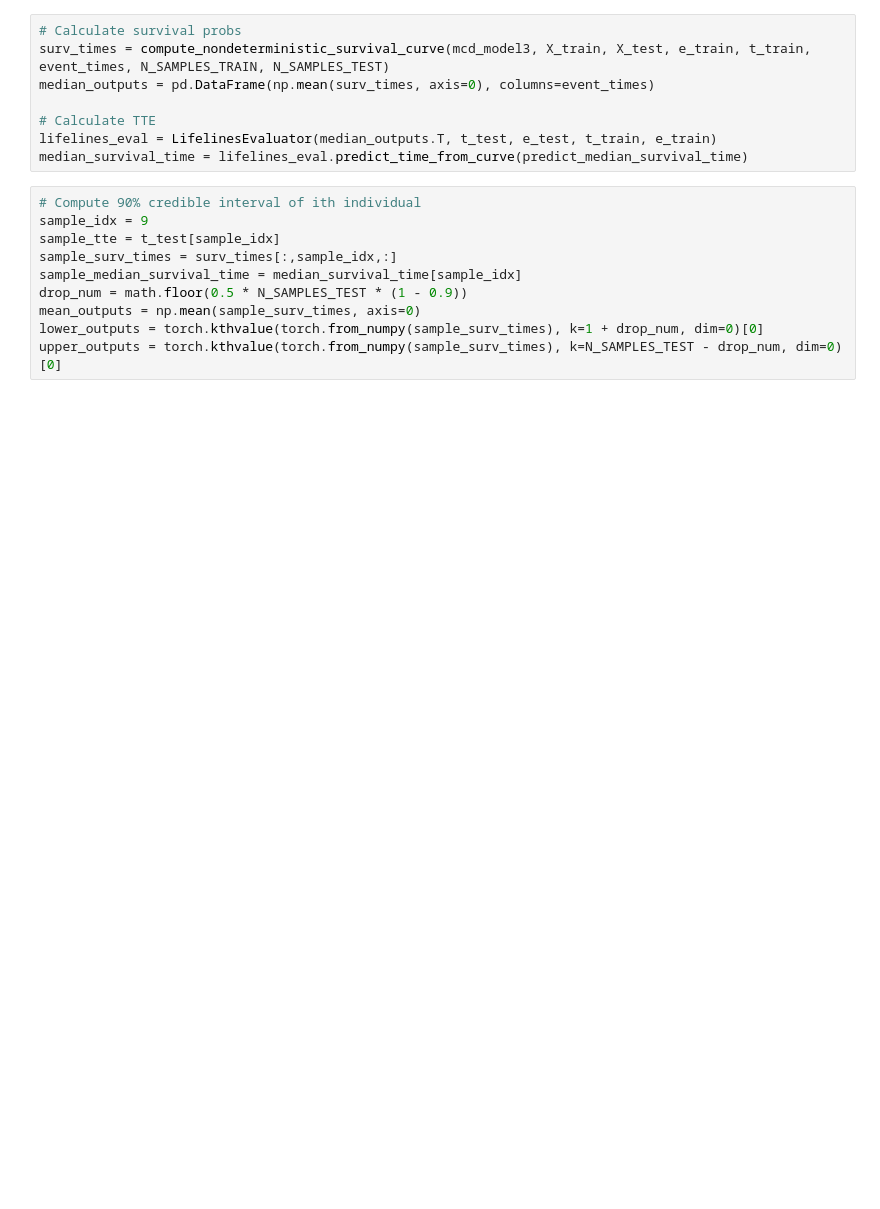
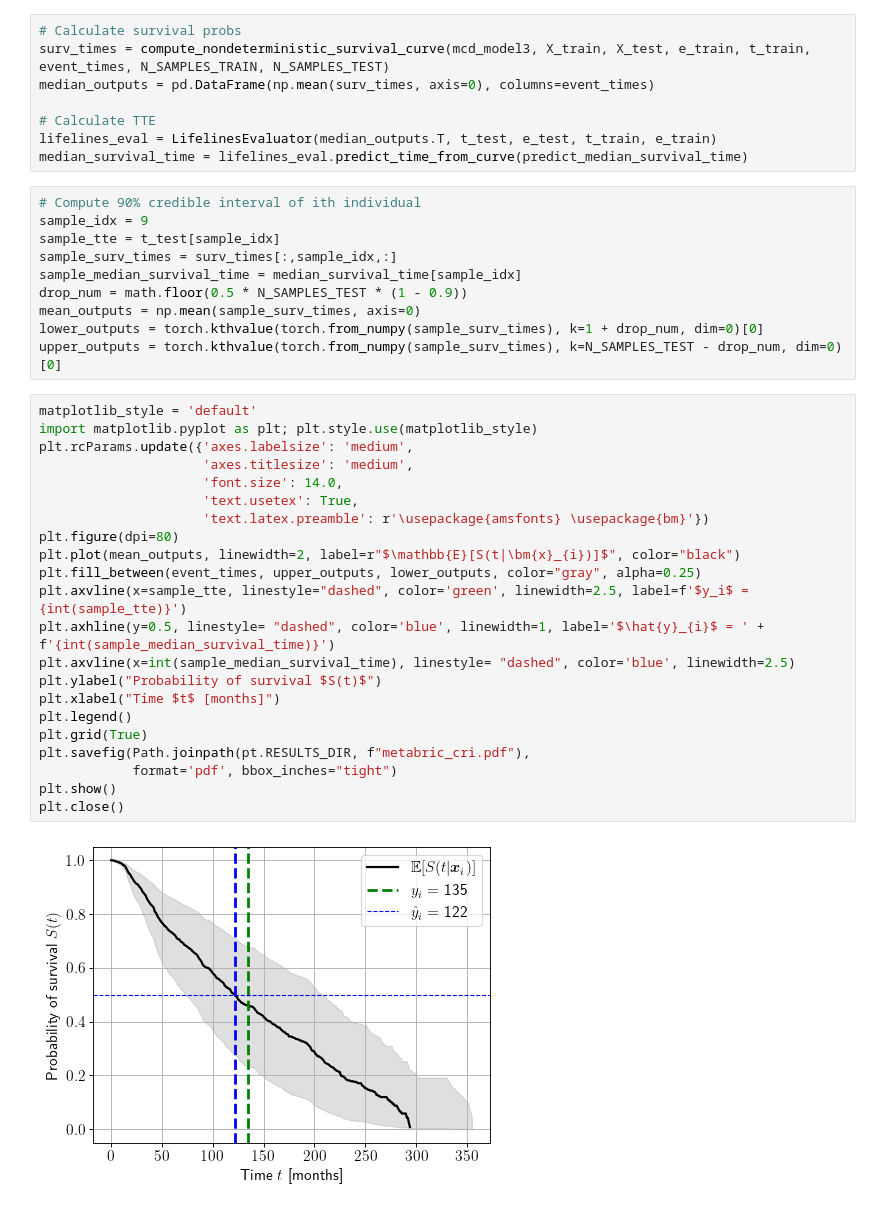
Before and after one commit to thecml/baysurv-wip, a Jupyter notebook: notebooks/model_inference.ipynb, the cells around one changed output. Cells and saved outputs as stored; diff of their text form; blank space fills up the shorter version.

```diff
--- a/notebooks/model_inference.ipynb
+++ b/notebooks/model_inference.ipynb
@@ -136,3 +140,27 @@ drop_num = math.floor(0.5 * N_SAMPLES_TEST * (1 - 0.9))
 mean_outputs = np.mean(sample_surv_times, axis=0)
 lower_outputs = torch.kthvalue(torch.from_numpy(sample_surv_times), k=1 + drop_num, dim=0)[0]
 upper_outputs = torch.kthvalue(torch.from_numpy(sample_surv_times), k=N_SAMPLES_TEST - drop_num, dim=0)[0]
+# %%
+matplotlib_style = 'default'
+import matplotlib.pyplot as plt; plt.style.use(matplotlib_style)
+plt.rcParams.update({'axes.labelsize': 'medium',
+                     'axes.titlesize': 'medium',
+                     'font.size': 14.0,
+                     'text.usetex': True,
+                     'text.latex.preamble': r'\usepackage{amsfonts} \usepackage{bm}'})
+plt.figure(dpi=80)
+plt.plot(mean_outputs, linewidth=2, label=r"$\mathbb{E}[S(t|\bm{x}_{i})]$", color="black")
+plt.fill_between(event_times, upper_outputs, lower_outputs, color="gray", alpha=0.25)
+plt.axvline(x=sample_tte, linestyle="dashed", color='green', linewidth=2.5, label=f'$y_i$ = {int(sample_tte)}')
+plt.axhline(y=0.5, linestyle= "dashed", color='blue', linewidth=1, label='$\hat{y}_{i}$ = ' + f'{int(sample_median_survival_time)}')
+plt.axvline(x=int(sample_median_survival_time), linestyle= "dashed", color='blue', linewidth=2.5)
+plt.ylabel("Probability of survival $S(t)$")
+plt.xlabel("Time $t$ [months]")
+plt.legend()
+plt.grid(True)
+plt.savefig(Path.joinpath(pt.RESULTS_DIR, f"metabric_cri.pdf"),
+            format='pdf', bbox_inches="tight")
+plt.show()
+plt.close()
+# %% [output]
+[figure, added]
```
Also changed, not shown: parts of 9 cells of this notebook, 1 other file.
